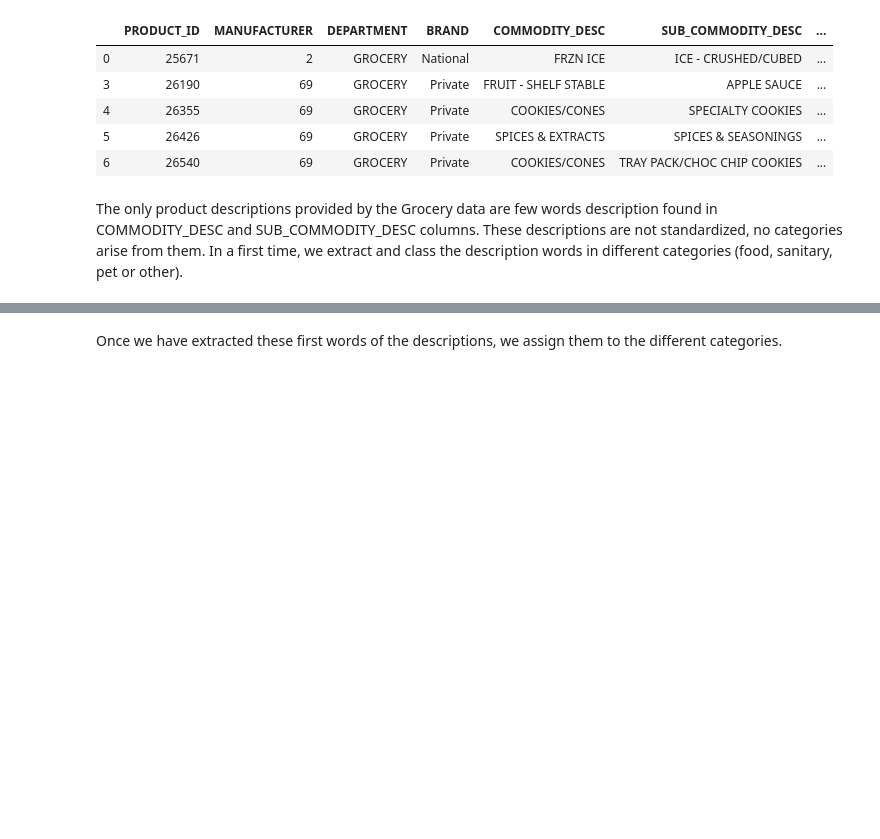
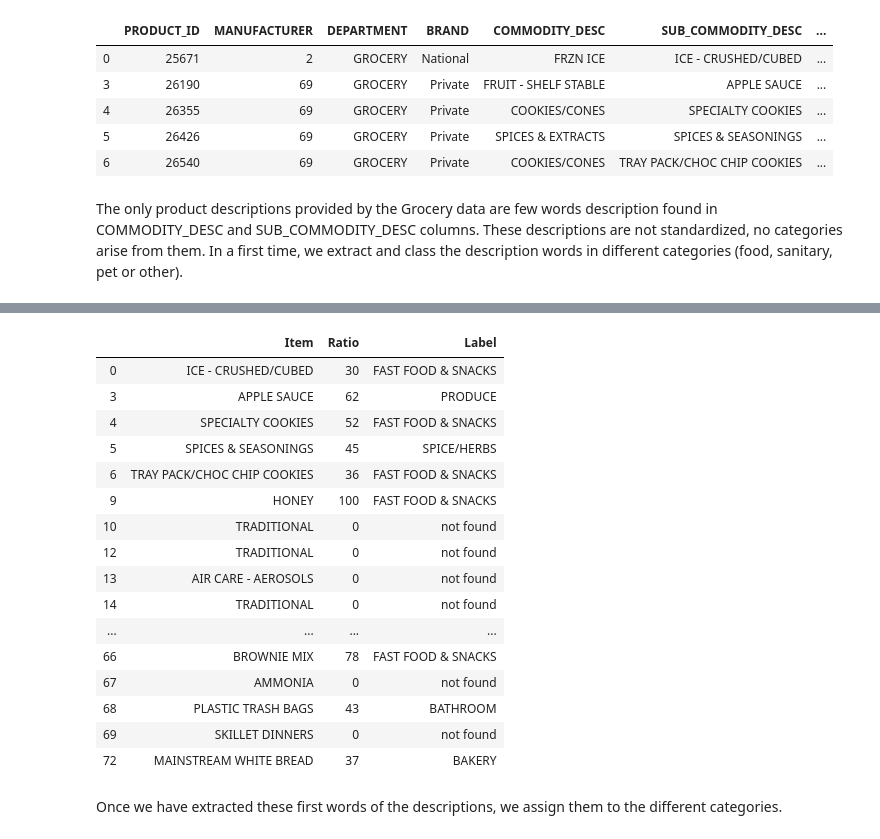
Before and after one commit to marvande/epfl-ada-2019-data-analysis, a Jupyter notebook: code/Products.ipynb, the cells around one changed output, grey strips where cells are left out. Saved outputs shown, nothing was run; the diff lists cells and outputs as text; code cells hidden in the pictures; blank space fills up the shorter version.

```diff
--- a/code/Products.ipynb
+++ b/code/Products.ipynb
@@ -268,35 +167,3 @@ lineLabels.head(10)
-# %%
-def LabelizeProduct(data, dataCol, threshold) :
-
-    Out = pd.DataFrame(index = data.index, columns = ['Item','Ratio','Label'])
-
-    for indexCOM in data.index[0:100] :
-        item = dataCol.loc[indexCOM]
-        match = []
-
-        Out.Item[indexCOM] = item
-        Out.Label[indexCOM] = 'not found'
-        Out.Ratio[indexCOM]= 0
-
-        for label in ObjectLabels['ITEM'] :
-
-            line = re.split(' |&|/',label)
-
-            for word in line:
-                lword= word.lower()
-                litem = item.lower()
-
-
-                if litem.find(lword)!= -1:
-                    ratio = fuzz.token_sort_ratio(str.lower(item), str.lower(label))
-                    match.append((indexCOM,line,ratio,label))
-
-        if (match) and (max(match,key=itemgetter(2))[2]>= threshold)  :
-            Out.Label[indexCOM] = max(match,key=itemgetter(2))[3]
-            Out.Ratio[indexCOM]= max(match,key=itemgetter(2))[2]
-
-    return Out
 # %%
-Labelled = LabelizeProduct(Grocery, Grocery.SUB_COMMODITY_DESC, 45)
-Labelled.head(30)
+Labelled = LabelizeProduct(Grocery, Grocery.SUB_COMMODITY_DESC, 0)
 # %% [output]
@@ -320,3 +187,25 @@ Labelled.head(30)
+# %%
+Labelled[Labelled.Label == 'not found']
+
+Labelled.head(60)
+# %% [output]
+|  | Item | Ratio | Label |
+| 0 | ICE - CRUSHED/CUBED | 30 | FAST FOOD & SNACKS |
+| 3 | APPLE SAUCE | 62 | PRODUCE |
+| 4 | SPECIALTY COOKIES | 52 | FAST FOOD & SNACKS |
+| 5 | SPICES & SEASONINGS | 45 | SPICE/HERBS |
+| 6 | TRAY PACK/CHOC CHIP COOKIES | 36 | FAST FOOD & SNACKS |
+| 9 | HONEY | 100 | FAST FOOD & SNACKS |
+| 10 | TRADITIONAL | 0 | not found |
+| 12 | TRADITIONAL | 0 | not found |
+| 13 | AIR CARE - AEROSOLS | 0 | not found |
+| 14 | TRADITIONAL | 0 | not found |
+| ... | ... | ... | ... |
+| 66 | BROWNIE MIX | 78 | FAST FOOD & SNACKS |
+| 67 | AMMONIA | 0 | not found |
+| 68 | PLASTIC TRASH BAGS | 43 | BATHROOM |
+| 69 | SKILLET DINNERS | 0 | not found |
+| 72 | MAINSTREAM WHITE BREAD | 37 | BAKERY |
 # %% [markdown]
 Once we have extracted these first words of the descriptions, we assign them to the different categories.
 # %%
```
Also changed, not shown: parts of 4 cells of this notebook.
